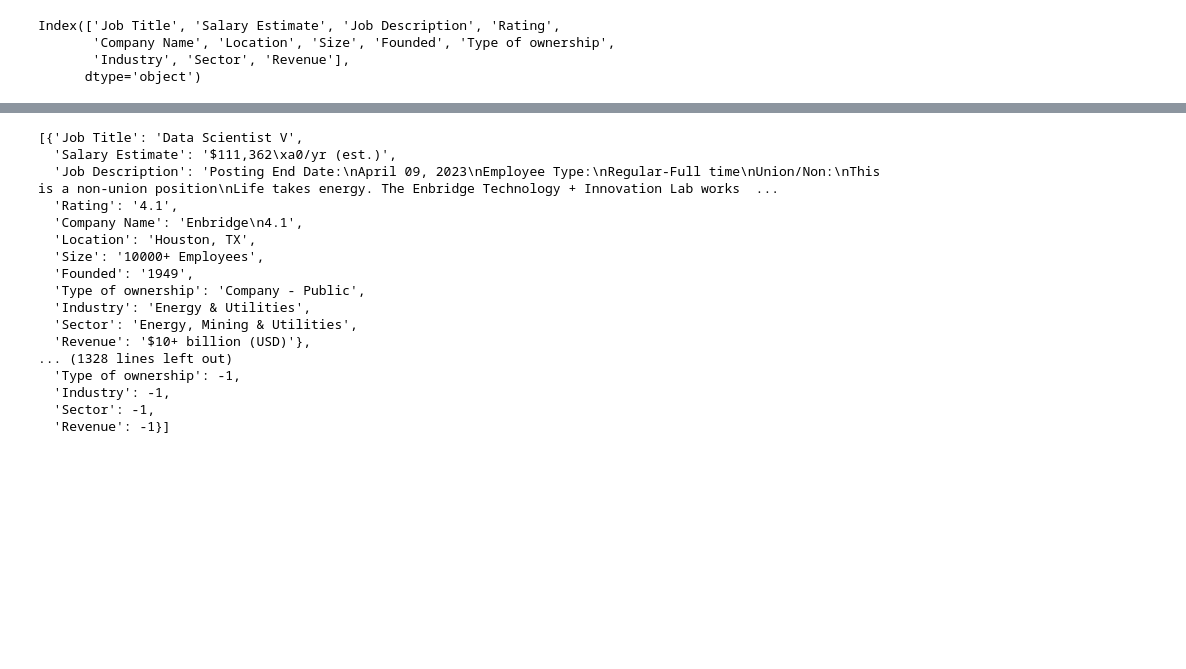
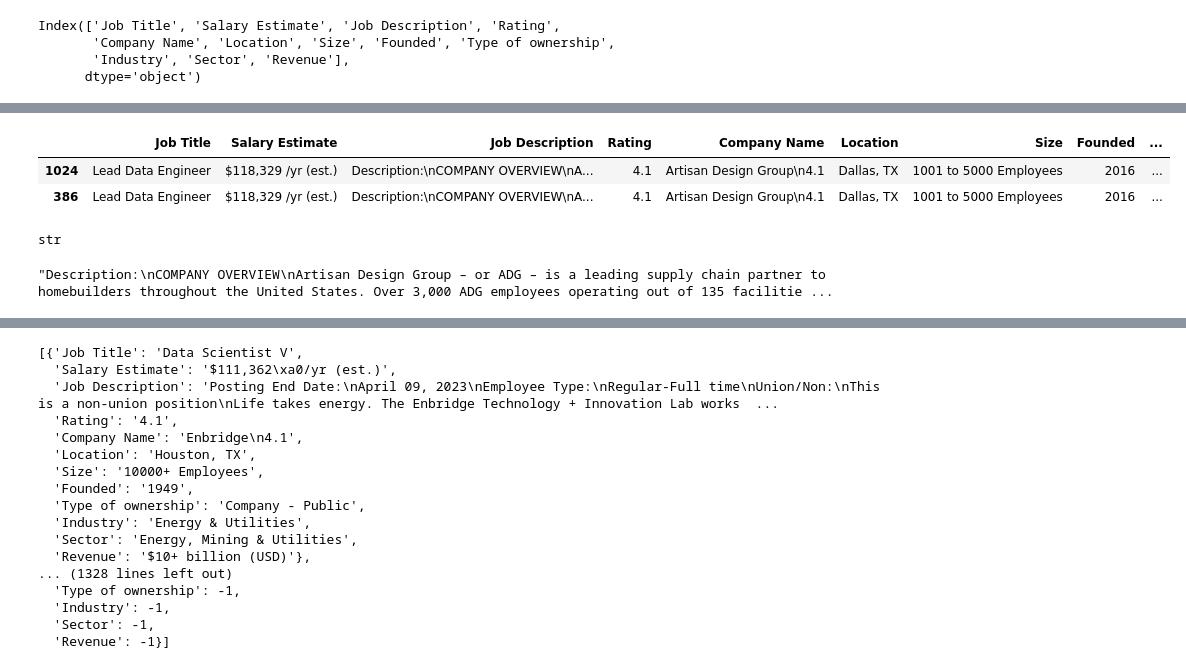
Before and after one commit to wangyf99/GlassDoor_Salary_Prediction, a Jupyter notebook: Just_Scraper_GlassDoor_Salary.ipynb, the cells around one changed output, grey strips where cells are left out. Drawn from its saved outputs; the diff is of its cells as text; code cells hidden in the pictures; blank space fills up the shorter version.

```diff
--- a/Just_Scraper_GlassDoor_Salary.ipynb
+++ b/Just_Scraper_GlassDoor_Salary.ipynb
@@ -332,7 +333,23 @@ repeated_df
 # %%
-updated_scraped = new_df.drop_duplicates(subset=['Job Title', 'Salary Estimate', 'Rating',
+updated_scraped = new_df.drop_duplicates(subset=['Job Title',
        'Company Name', 'Location', 'Size', 'Founded', 'Type of ownership',
        'Industry', 'Sector', 'Revenue'], keep='last')
+# %%
+df_Lead_Data_Engineer = updated_scraped[(updated_scraped['Job Title'] == "Lead Data Engineer") & (updated_scraped['Company Name'] == 'Artisan Design Group\n4.1')]
+# %%
+df_Lead_Data_Engineer
+# %% [output]
+|  | Job Title | Salary Estimate | Job Description | Rating | Company Name | Location | Size | Founded | ... |
+| 1024 | Lead Data Engineer | $118,329 /yr (est.) | Description:\nCOMPANY OVERVIEW\nA... | 4.1 | Artisan Design Group\n4.1 | Dallas, TX | 1001 to 5000 Employees | 2016 | ... |
+| 386 | Lead Data Engineer | $118,329 /yr (est.) | Description:\nCOMPANY OVERVIEW\nA... | 4.1 | Artisan Design Group\n4.1 | Dallas, TX | 1001 to 5000 Employees | 2016 | ... |
+# %%
+df_Lead_Data_Engineer
+# %% [output]
+str
+# %%
+series[1024]
+# %% [output]
+"Description:\nCOMPANY OVERVIEW\nArtisan Design Group – or ADG – is a leading supply chain partner to homebuilders throughout the United States. Over 3,000 ADG employees operating out of 135 facilitie ...
 # %%
 updated_scraped.to_csv('glassdoor_ds_job_salary.csv', index=False)
 # %%
```
Also changed, not shown: parts of 6 cells of this notebook, 1 other file.
